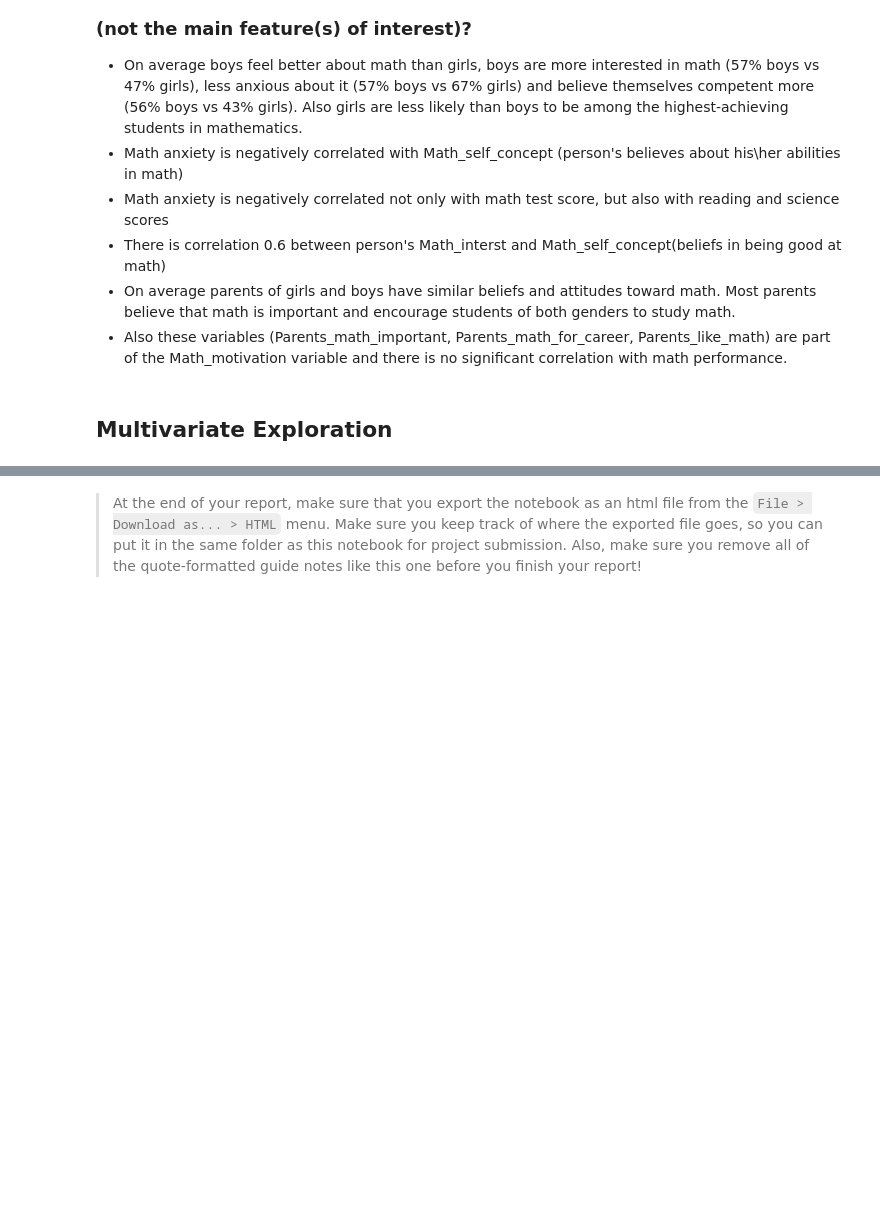
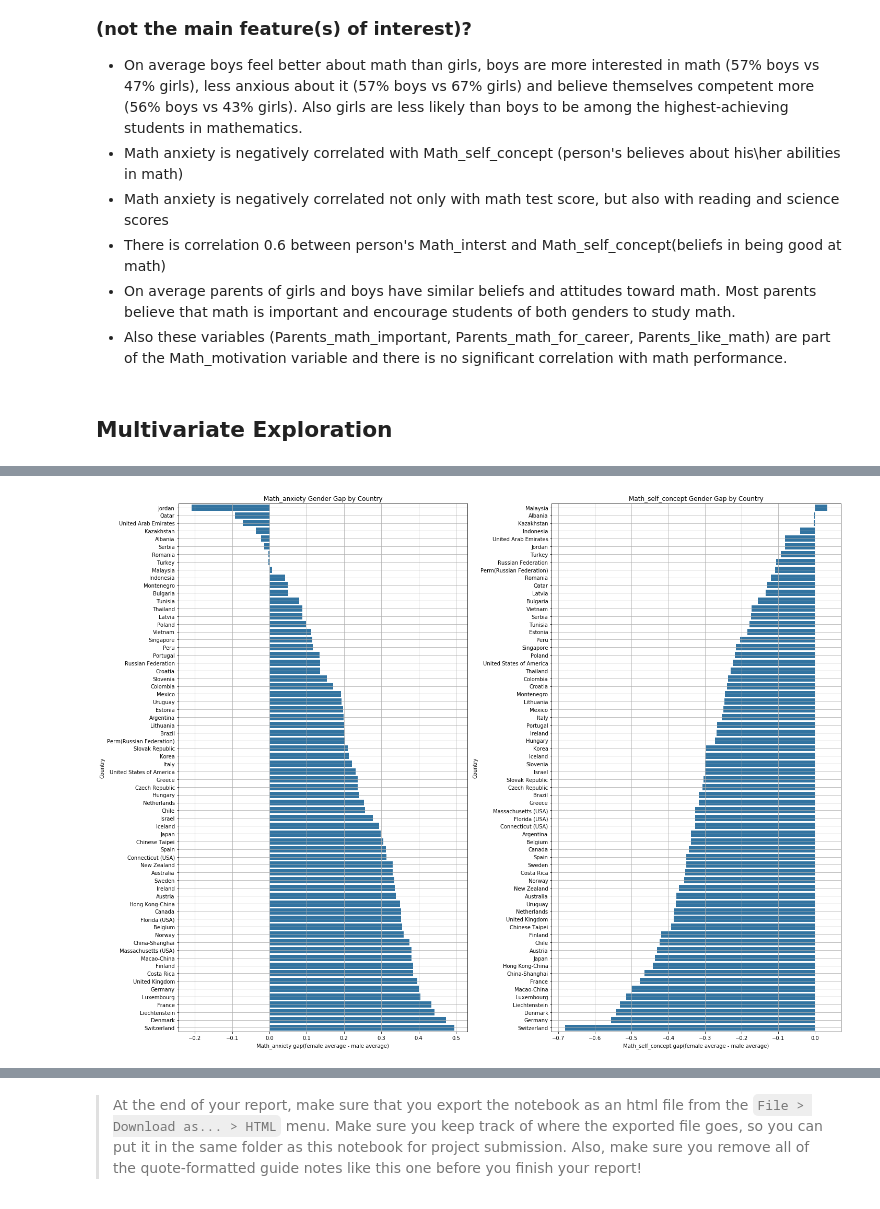
Before and after one commit to Anyra20/CommunicateDataProject, a Jupyter notebook: exploratory_analysisPISA2012.ipynb, the cells around one changed output, grey strips where cells are left out. Saved outputs shown, nothing was run; the diff lists cells and outputs as text; code cells hidden in the pictures; blank space fills up the shorter version.

```diff
--- a/exploratory_analysisPISA2012.ipynb
+++ b/exploratory_analysisPISA2012.ipynb
@@ -937,0 +846,16 @@ sb.regplot(data=p_sch[p_sch['Country'] == 'Finland'], x='Math_score',y='Socio_ec
+# %%
+#plot Math_anxiety and Math_self_concept gender gap for each country
+fig, ax = plt.subplots(ncols=2, figsize = [20,15]);
+plt.subplot(1, 2, 1)
+sb.barplot(data = df_diff.sort_values('diff_anx', ascending=True), y ='Country', x = 'diff_anx', color=base_color) ;
+plt.grid(True)
+plt.title('Math_anxiety Gender Gap by Country');
+plt.xlabel('Math_anxiety gap(female average - male average)');
+plt.subplot(1, 2, 2)
+sb.barplot(data = df_diff.sort_values('diff_self', ascending=False), y ='Country', x = 'diff_self', color=base_color) ;
+plt.grid(True)
+plt.title('Math_self_concept Gender Gap by Country');
+plt.xlabel('Math_self_concept gap(female average - male average)');
+fig.tight_layout()
+# %% [output]
+[figure, added]
```
Also changed, not shown: parts of 45 cells of this notebook.
